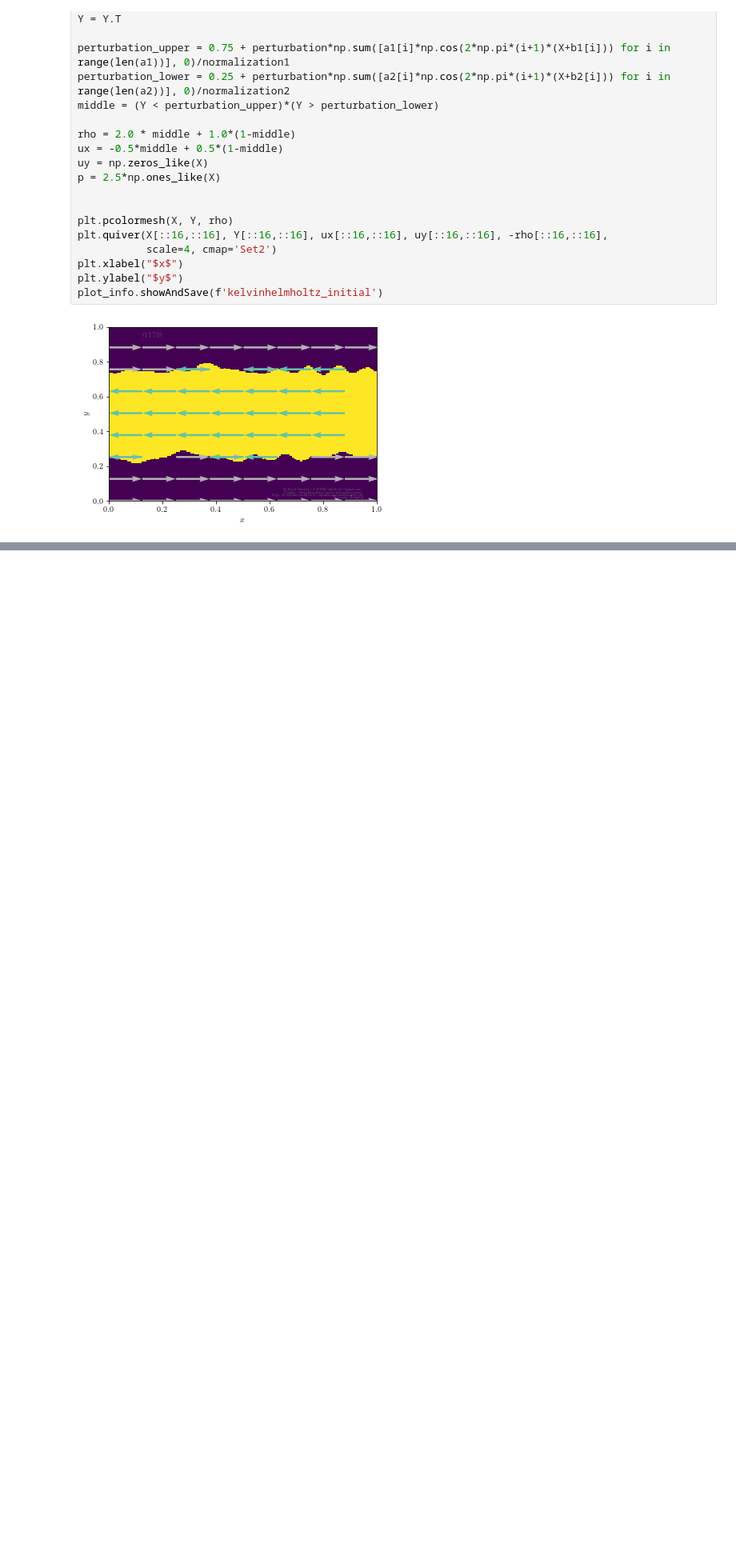
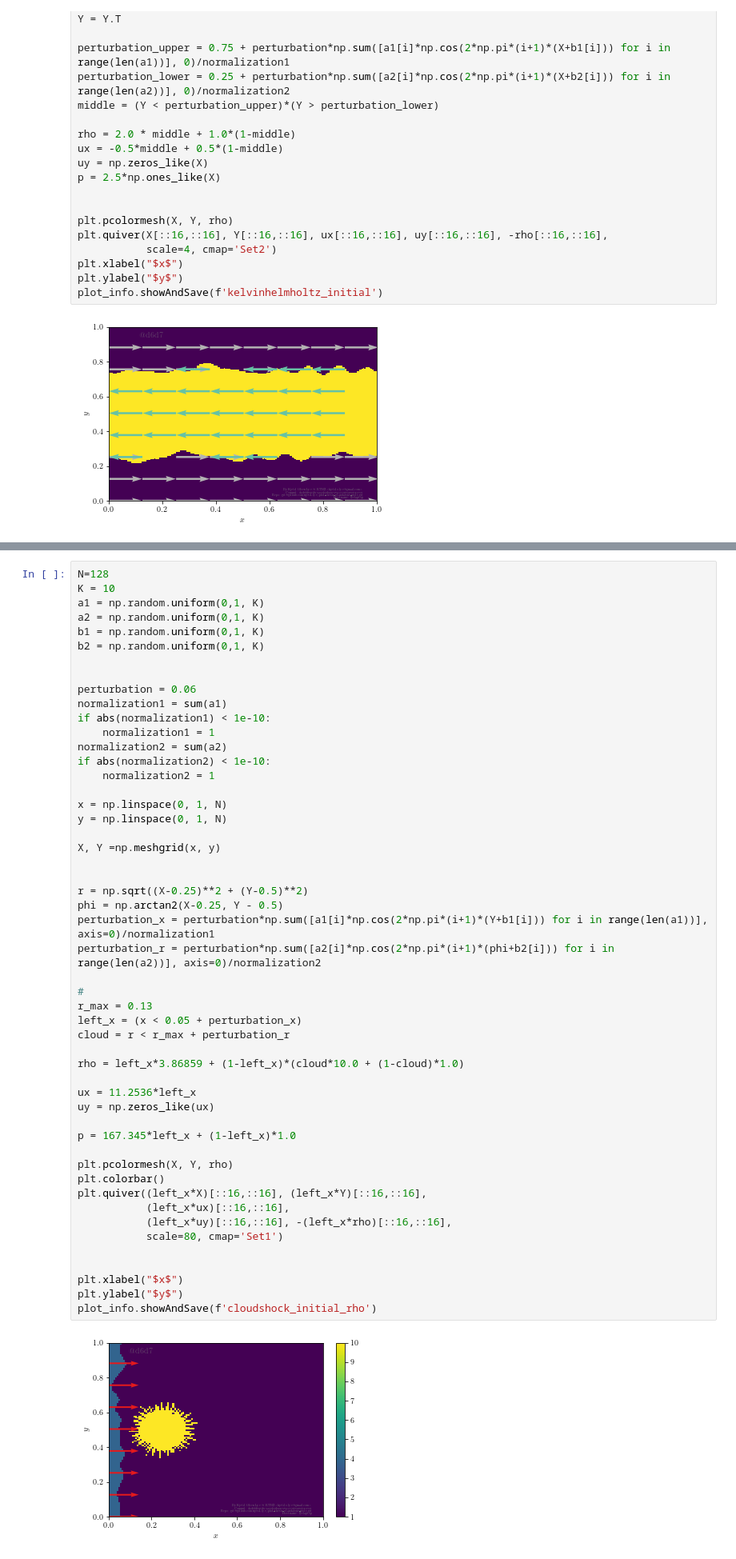
Before and after one commit to kjetil-lye/phd_thesis_standalone_plots, a Jupyter notebook: examples/initial_datas/InitialData2D.ipynb, the cells around one changed output, grey strips where cells are left out. Shown: that part at 80% size. Cells and saved outputs as stored; diff of their text form; blank space fills up the shorter version.

Commit message:
added cloudshock intial data plot

```diff
--- a/examples/initial_datas/InitialData2D.ipynb
+++ b/examples/initial_datas/InitialData2D.ipynb
@@ -107,0 +112,53 @@ plot_info.showAndSave(f'richtmeyermeshkov_initial_p')
+# %%
+N=128
+K = 10
+a1 = np.random.uniform(0,1, K)
+a2 = np.random.uniform(0,1, K)
+b1 = np.random.uniform(0,1, K)
+b2 = np.random.uniform(0,1, K)
+
+
+perturbation = 0.06
+normalization1 = sum(a1)
+if abs(normalization1) < 1e-10:
+    normalization1 = 1
+normalization2 = sum(a2)
+if abs(normalization2) < 1e-10:
+    normalization2 = 1
+
+x = np.linspace(0, 1, N)
+y = np.linspace(0, 1, N)
+
+X, Y =np.meshgrid(x, y)
+
+
+r = np.sqrt((X-0.25)**2 + (Y-0.5)**2)
+phi = np.arctan2(X-0.25, Y - 0.5)
+perturbation_x = perturbation*np.sum([a1[i]*np.cos(2*np.pi*(i+1)*(Y+b1[i])) for i in range(len(a1))], axis=0)/normalization1
+perturbation_r = perturbation*np.sum([a2[i]*np.cos(2*np.pi*(i+1)*(phi+b2[i])) for i in range(len(a2))], axis=0)/normalization2
+
+#
+r_max = 0.13
+left_x = (x < 0.05 + perturbation_x)
+cloud = r < r_max + perturbation_r
+
+rho = left_x*3.86859 + (1-left_x)*(cloud*10.0 + (1-cloud)*1.0)
+
+ux = 11.2536*left_x
+uy = np.zeros_like(ux)
+
+p = 167.345*left_x + (1-left_x)*1.0
+
+plt.pcolormesh(X, Y, rho)
+plt.colorbar()
+plt.quiver((left_x*X)[::16,::16], (left_x*Y)[::16,::16],
+           (left_x*ux)[::16,::16],
+           (left_x*uy)[::16,::16], -(left_x*rho)[::16,::16],
+           scale=80, cmap='Set1')
+
+
+plt.xlabel("$x$")
+plt.ylabel("$y$")
+plot_info.showAndSave(f'cloudshock_initial_rho')
+# %% [output]
+[figure, added]
```
Also changed, not shown: parts of 3 cells of this notebook, 14 other files.
